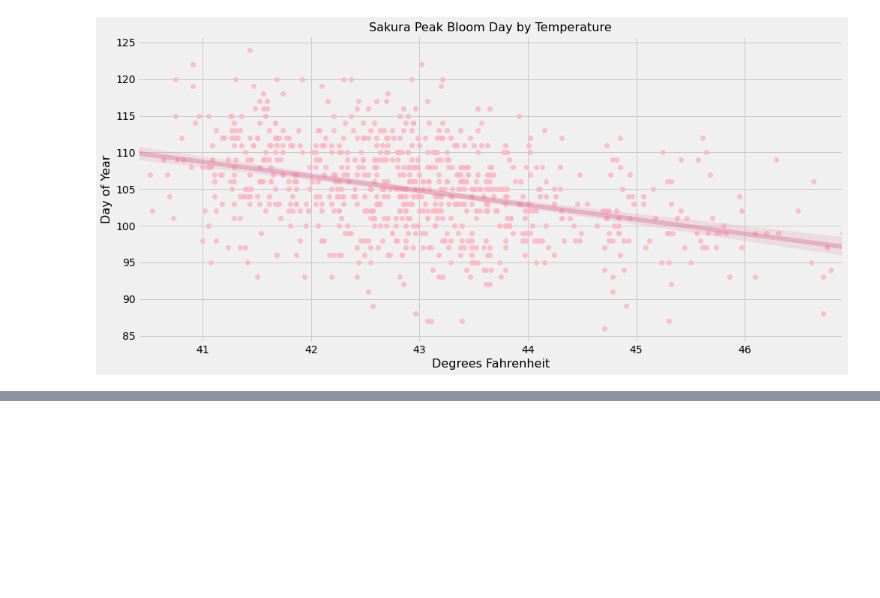
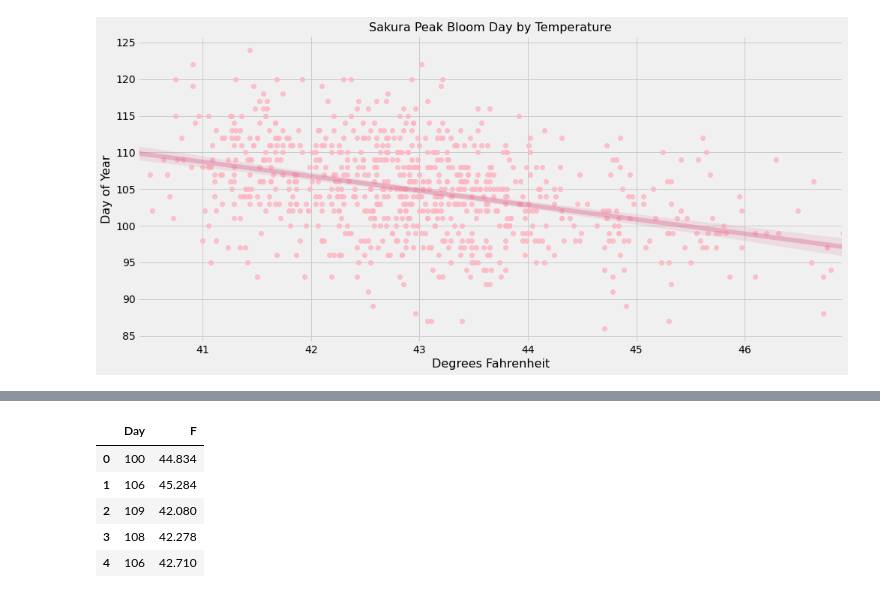
Before and after one commit to jeffreyhwatson/sakura, a Jupyter notebook: notebooks/eda/sakura_data.ipynb, the cells around one changed output, grey strips where cells are left out. Cells and saved outputs as stored; diff of their text form; code cells hidden in the pictures; blank space fills up the shorter version.

```diff
--- a/notebooks/eda/sakura_data.ipynb
+++ b/notebooks/eda/sakura_data.ipynb
@@ -254,0 +265,11 @@ vz.temp_day_plot(merged)
+# %%
+simple_df = merged[['Full-flowering date (DOY)', 'F']].copy()
+simple_df.columns = ['Day', 'F']
+simple_df.head()
+# %% [output]
+|  | Day | F |
+| 0 | 100 | 44.834 |
+| 1 | 106 | 45.284 |
+| 2 | 109 | 42.080 |
+| 3 | 108 | 42.278 |
+| 4 | 106 | 42.710 |
```
Also changed, not shown: parts of 19 cells of this notebook, 2 other files.
